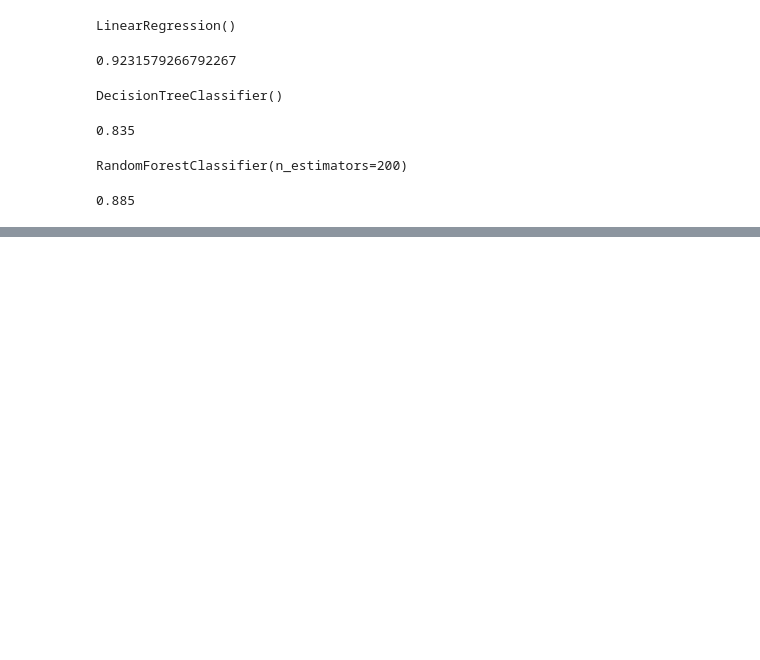
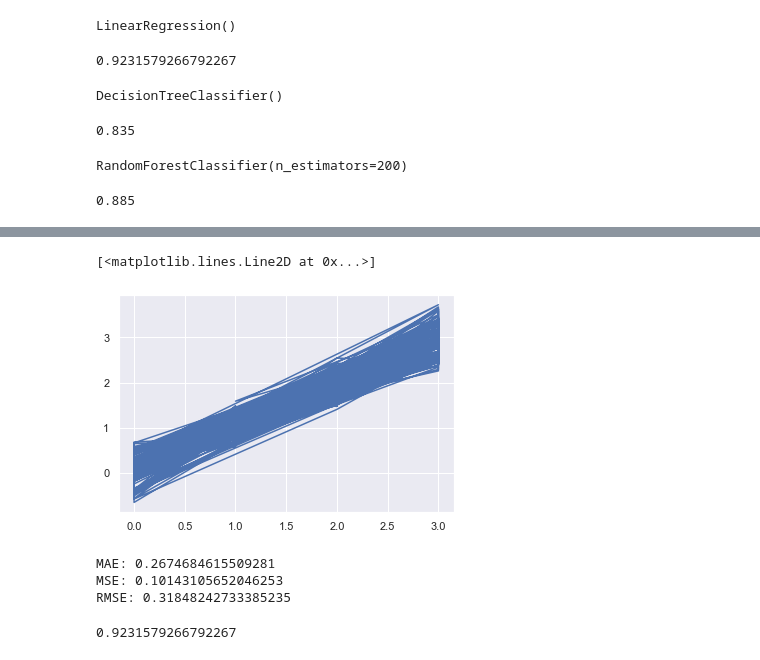
Before and after one commit to ingadanek/Price-Prediction, a Jupyter notebook: Untitled.ipynb, the cells around one changed output, grey strips where cells are left out. Drawn from its saved outputs; the diff is of its cells as text; code cells hidden in the pictures; blank space fills up the shorter version.

Commit message:
add metrics

```diff
--- a/Untitled.ipynb
+++ b/Untitled.ipynb
@@ -139,0 +205,5 @@ forest_model.score(X_test,y_test)
+# %%
+plt.plot(y_test,y_pred)
+# %% [output]
+[<matplotlib.lines.Line2D at 0x...>]
+[figure, added]
@@ -139,0 +214,13 @@ forest_model.score(X_test,y_test)
+# %%
+
+print('MAE:', metrics.mean_absolute_error(y_test, y_pred))
+print('MSE:', metrics.mean_squared_error(y_test, y_pred))
+print('RMSE:', np.sqrt(metrics.mean_squared_error(y_test, y_pred)))
+# %% [output]
+MAE: 0.2674684615509281
+MSE: 0.10143105652046253
+RMSE: 0.31848242733385235
+# %%
+metrics.r2_score(y_test, y_pred)
+# %% [output]
+0.9231579266792267
```
Also changed, not shown: parts of 12 cells of this notebook, 1 other file.
